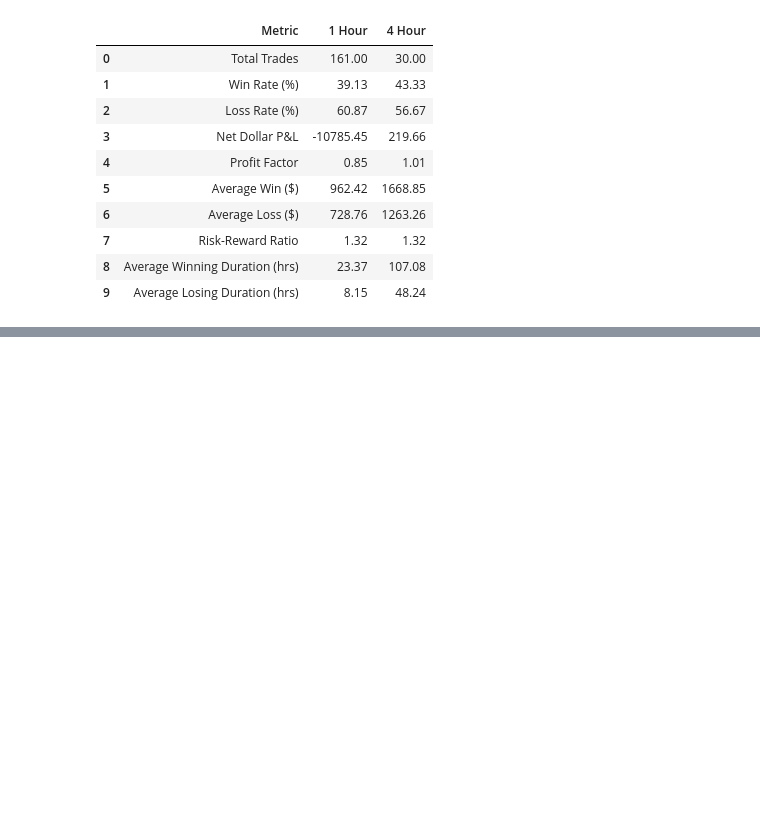
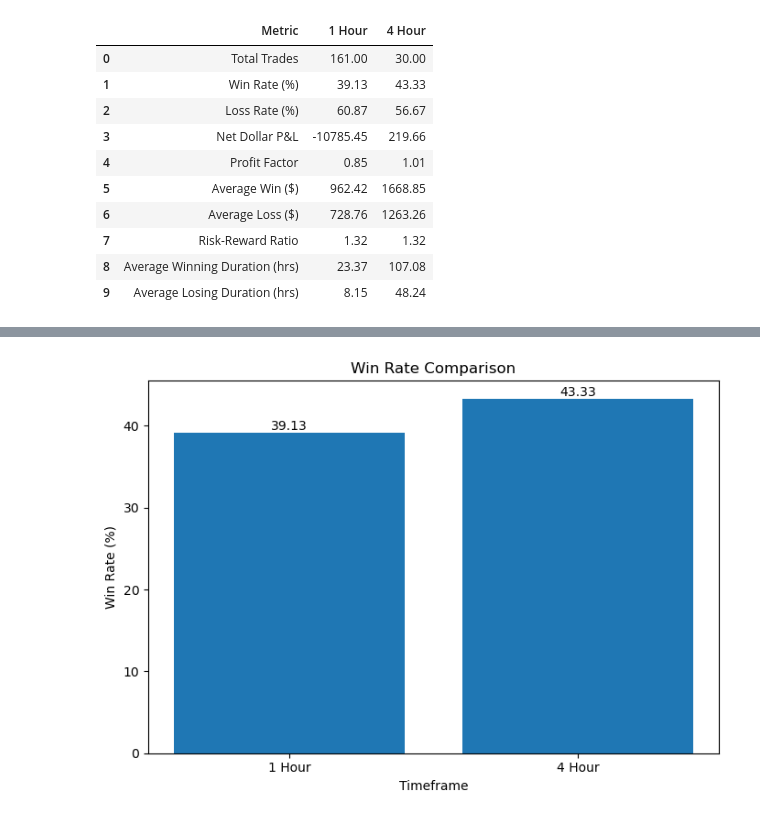
Before and after one commit to gloriaoyewusii/Finance-DE-Project, a Jupyter notebook: Finance DE Project.ipynb, the cells around one changed output, grey strips where cells are left out. Saved outputs shown, nothing was run; the diff lists cells and outputs as text; code cells hidden in the pictures; blank space fills up the shorter version.

```diff
--- a/Finance DE Project.ipynb
+++ b/Finance DE Project.ipynb
@@ -1492,0 +1543,16 @@ OSError: Cannot save file into a non-existent directory: 'outputs'
+# %%
+comparison_bar_chart(
+
+    metric_name="Win Rate",
+
+    one_hour_value=micro_win_rate,
+
+    four_hour_value=macro_win_rate,
+
+    y_label="Win Rate (%)",
+
+    title="Win Rate Comparison"
+
+)
+# %% [output]
+[figure, added]
```
Also changed, not shown: parts of 9 cells of this notebook.
